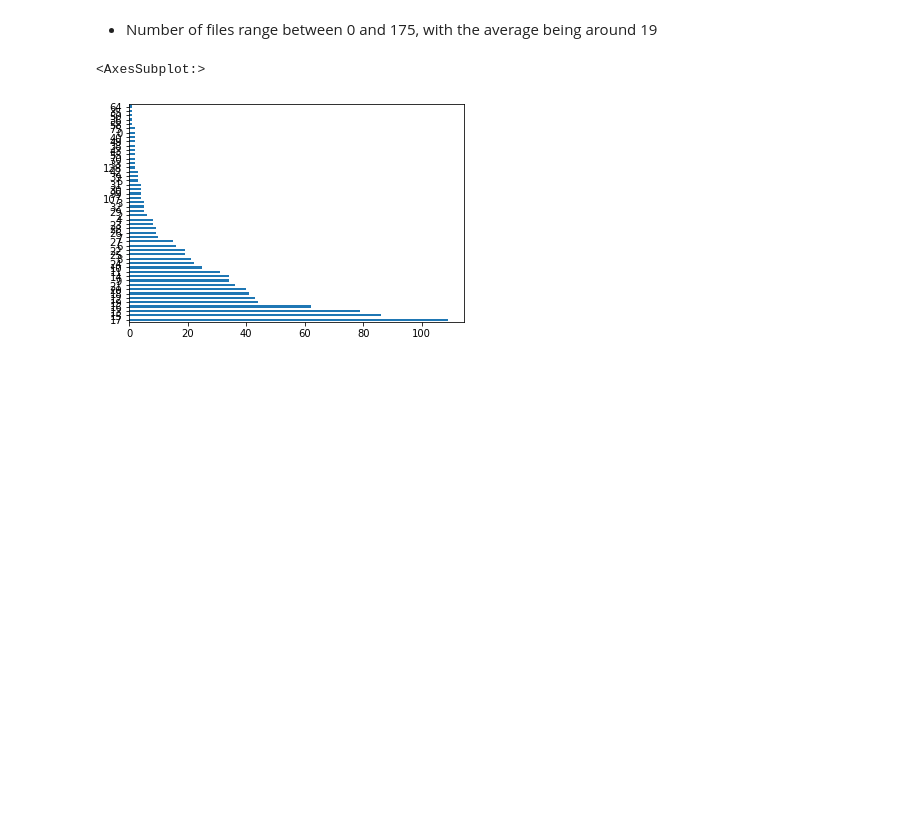
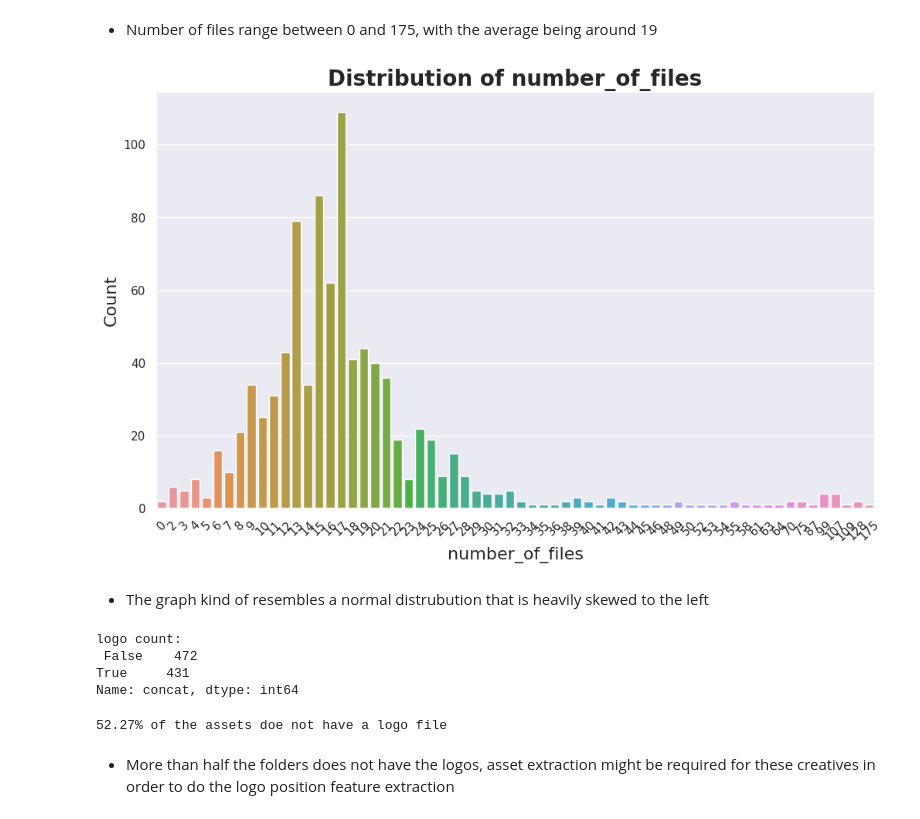
Before and after one commit to ad-Optimisation/ad_optimisation, a Jupyter notebook: notebooks/initial_observation.ipynb, the cells around one changed output. Saved outputs shown, nothing was run; the diff lists cells and outputs as text; code cells hidden in the pictures; blank space fills up the shorter version.

```diff
--- a/notebooks/initial_observation.ipynb
+++ b/notebooks/initial_observation.ipynb
@@ -6,7 +8,7 @@ import matplotlib
 sys.path.append('../scripts/')
 
 import defaults as defs
-# import dataCleaner as dc
-# import dataVisualizer as dv
-# cleaner = dc.dataCleaner('initial observation')
-# visualizer = dv.dataVisualizer('initial observation')
+import dataCleaner as dc
+import dataVisualizer as dv
+cleaner = dc.dataCleaner('initial observation')
+visualizer = dv.dataVisualizer('initial observation')
@@ -31,8 +41,22 @@ print(df['number_of_files'].min(), df['number_of_files'].max(), df['number_of_fi
 0 175 18.6939226519337
 # %% [markdown]
 * Number of files range between 0 and 175, with the average being around 19
-# %%
-df['number_of_files'].value_counts()[:50].plot(kind='barh')
-# %% [output]
-<AxesSubplot:>
-[figure, removed]
+# %%
+visualizer.plot_count(df, column='number_of_files')
+# %% [output]
+[figure, added]
+# %% [markdown]
+* The graph kind of resembles a normal distrubution that is heavily skewed to the left
+# %%
+print('logo count: \n', df.concat.str.contains("logo").value_counts())
+# %% [output]
+logo count:
+ False    472
+True     431
+Name: concat, dtype: int64
+# %%
+print(f'{round((472/(472+431)*100), 3)}% of the assets doe not have a logo file')
+# %% [output]
+52.27% of the assets doe not have a logo file
+# %% [markdown]
+* More than half the folders does not have the logos, asset extraction might be required for these creatives in order to do the logo position feature extraction
```
Also changed, not shown: parts of 2 cells of this notebook.
